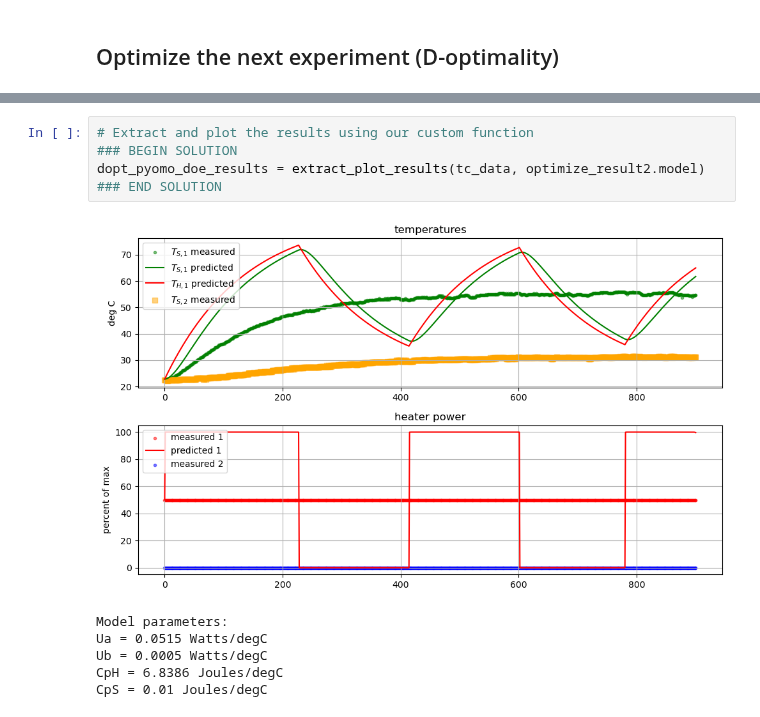
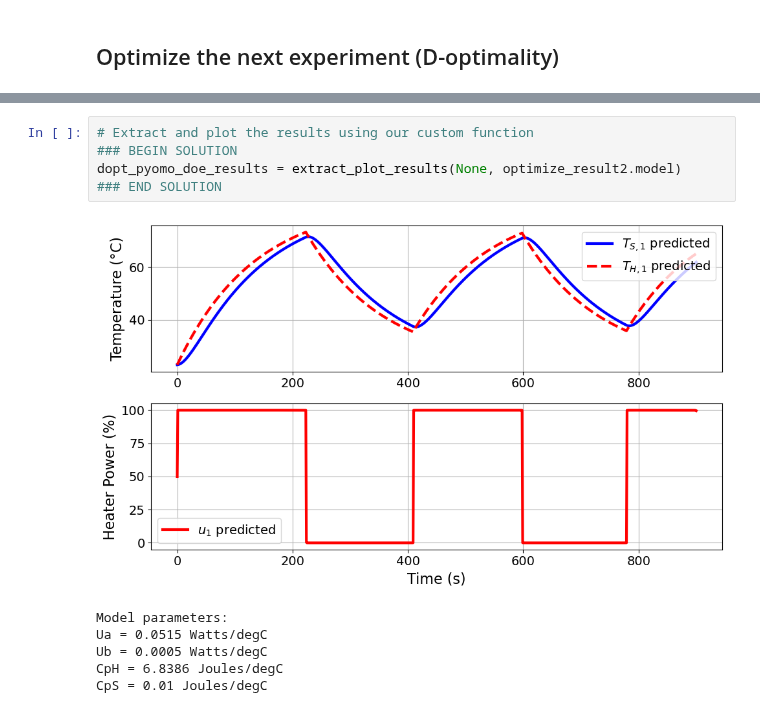
Before and after one commit to dowlinglab/pyomo-doe, a Jupyter notebook: exercise_solutions/doe_exercise.ipynb, the cells around one changed output, grey strips where cells are left out. Cells and saved outputs as stored; diff of their text form.

```diff
--- a/exercise_solutions/doe_exercise.ipynb
+++ b/exercise_solutions/doe_exercise.ipynb
@@ -243,10 +341,10 @@ INFO: elapsed time: 32.4 seconds
 # %%
 # Extract and plot the results using our custom function
 ### BEGIN SOLUTION
-dopt_pyomo_doe_results = extract_plot_results(tc_data, optimize_result2.model)
+dopt_pyomo_doe_results = extract_plot_results(None, optimize_result2.model)
 ### END SOLUTION
 # %% [output]
-[figure, old version]
+[figure, new version]
 Model parameters:
 Ua = 0.0515 Watts/degC
 Ub = 0.0005 Watts/degC
```
Also changed, not shown: parts of 21 cells of this notebook.
